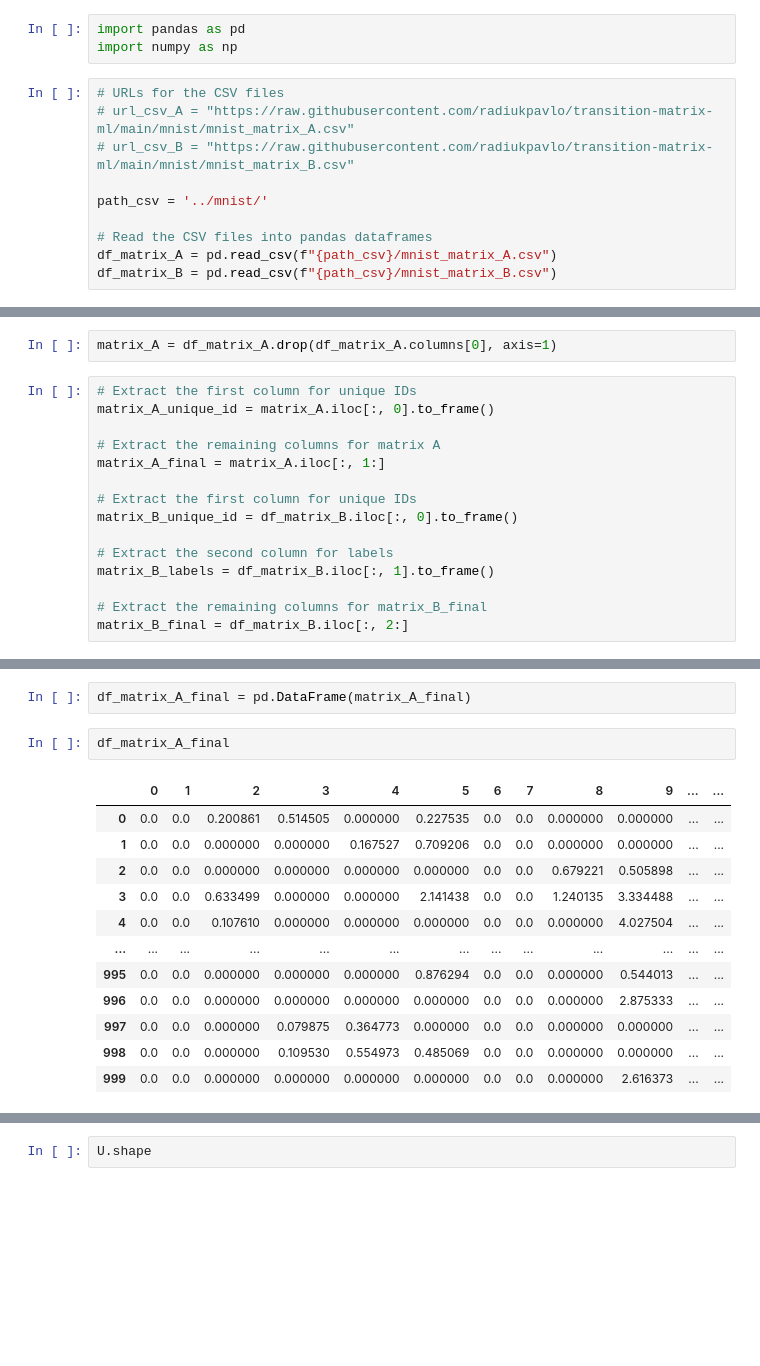
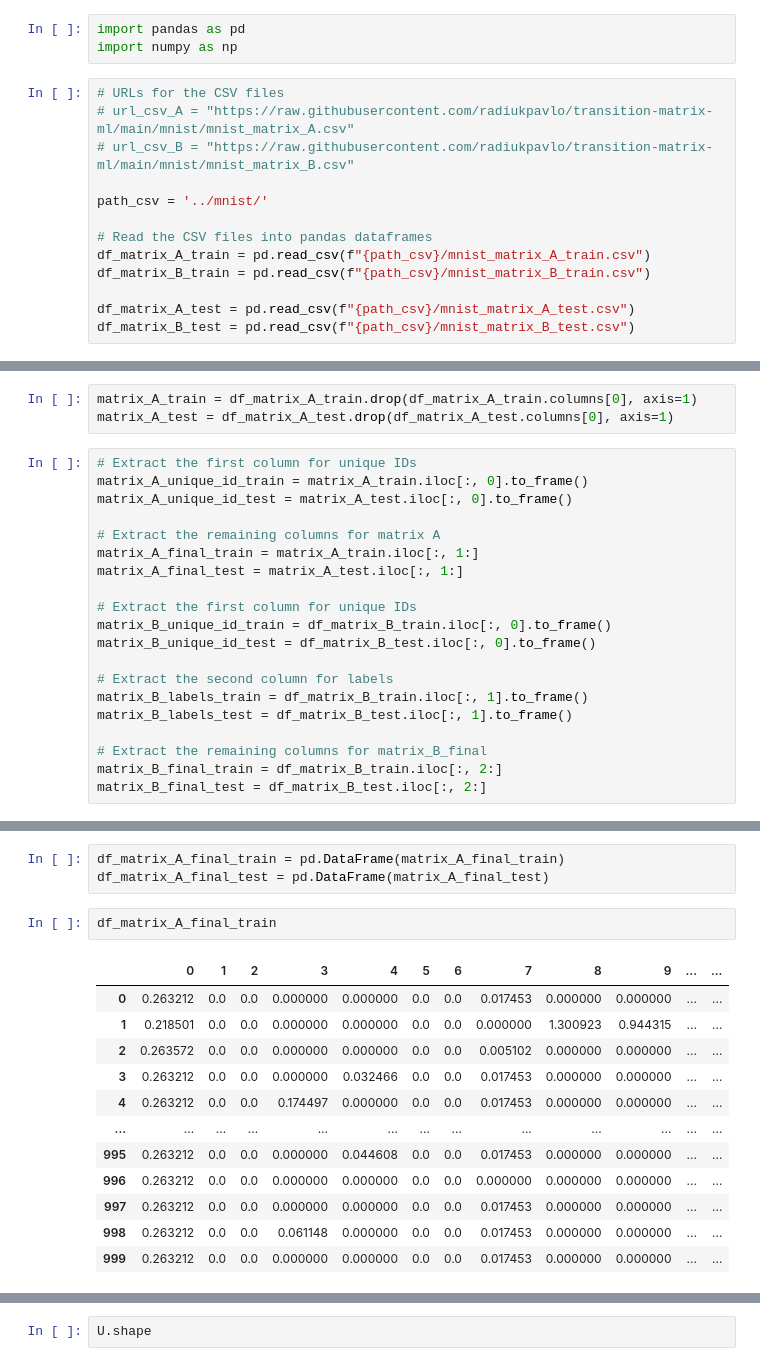
Before and after one commit to radiukpavlo/transition-matrix-ml, a Jupyter notebook: projects/mnist_transion-matrix-ml.ipynb, the cells around one changed output, grey strips where cells are left out. Cells and saved outputs as stored; diff of their text form; blank space fills up the shorter version.

```diff
--- a/projects/mnist_transion-matrix-ml.ipynb
+++ b/projects/mnist_transion-matrix-ml.ipynb
@@ -9,6 +9,9 @@ import numpy as np
 path_csv = '../mnist/'
 
 # Read the CSV files into pandas dataframes
-df_matrix_A = pd.read_csv(f"{path_csv}/mnist_matrix_A.csv")
-df_matrix_B = pd.read_csv(f"{path_csv}/mnist_matrix_B.csv")
+df_matrix_A_train = pd.read_csv(f"{path_csv}/mnist_matrix_A_train.csv")
+df_matrix_B_train = pd.read_csv(f"{path_csv}/mnist_matrix_B_train.csv")
+
+df_matrix_A_test = pd.read_csv(f"{path_csv}/mnist_matrix_A_test.csv")
+df_matrix_B_test = pd.read_csv(f"{path_csv}/mnist_matrix_B_test.csv")
 # %%
@@ -46,18 +51,24 @@ df_matrix_B
 # %%
-matrix_A = df_matrix_A.drop(df_matrix_A.columns[0], axis=1)
+matrix_A_train = df_matrix_A_train.drop(df_matrix_A_train.columns[0], axis=1)
+matrix_A_test = df_matrix_A_test.drop(df_matrix_A_test.columns[0], axis=1)
 # %%
 # Extract the first column for unique IDs
-matrix_A_unique_id = matrix_A.iloc[:, 0].to_frame()
+matrix_A_unique_id_train = matrix_A_train.iloc[:, 0].to_frame()
+matrix_A_unique_id_test = matrix_A_test.iloc[:, 0].to_frame()
 
 # Extract the remaining columns for matrix A
-matrix_A_final = matrix_A.iloc[:, 1:]
+matrix_A_final_train = matrix_A_train.iloc[:, 1:]
+matrix_A_final_test = matrix_A_test.iloc[:, 1:]
 
 # Extract the first column for unique IDs
-matrix_B_unique_id = df_matrix_B.iloc[:, 0].to_frame()
+matrix_B_unique_id_train = df_matrix_B_train.iloc[:, 0].to_frame()
+matrix_B_unique_id_test = df_matrix_B_test.iloc[:, 0].to_frame()
 
 # Extract the second column for labels
-matrix_B_labels = df_matrix_B.iloc[:, 1].to_frame()
+matrix_B_labels_train = df_matrix_B_train.iloc[:, 1].to_frame()
+matrix_B_labels_test = df_matrix_B_test.iloc[:, 1].to_frame()
 
 # Extract the remaining columns for matrix_B_final
-matrix_B_final = df_matrix_B.iloc[:, 2:]
+matrix_B_final_train = df_matrix_B_train.iloc[:, 2:]
+matrix_B_final_test = df_matrix_B_test.iloc[:, 2:]
 # %%
@@ -156,20 +167,21 @@ matrix_B_final
 #                   [0.9, -0.9, 0.85, -0.45, -3.1],
 #                   [0.8, -0.8, 0.9, -0.5, -3.2]]
 # %%
-df_matrix_A_final = pd.DataFrame(matrix_A_final)
+df_matrix_A_final_train = pd.DataFrame(matrix_A_final_train)
+df_matrix_A_final_test = pd.DataFrame(matrix_A_final_test)
 # %%
-df_matrix_A_final
+df_matrix_A_final_train
 # %% [output]
 |  | 0 | 1 | 2 | 3 | 4 | 5 | 6 | 7 | 8 | 9 | ... | ... |
-| 0 | 0.0 | 0.0 | 0.200861 | 0.514505 | 0.000000 | 0.227535 | 0.0 | 0.0 | 0.000000 | 0.000000 | ... | ... |
-| 1 | 0.0 | 0.0 | 0.000000 | 0.000000 | 0.167527 | 0.709206 | 0.0 | 0.0 | 0.000000 | 0.000000 | ... | ... |
-| 2 | 0.0 | 0.0 | 0.000000 | 0.000000 | 0.000000 | 0.000000 | 0.0 | 0.0 | 0.679221 | 0.505898 | ... | ... |
-| 3 | 0.0 | 0.0 | 0.633499 | 0.000000 | 0.000000 | 2.141438 | 0.0 | 0.0 | 1.240135 | 3.334488 | ... | ... |
-| 4 | 0.0 | 0.0 | 0.107610 | 0.000000 | 0.000000 | 0.000000 | 0.0 | 0.0 | 0.000000 | 4.027504 | ... | ... |
+| 0 | 0.263212 | 0.0 | 0.0 | 0.000000 | 0.000000 | 0.0 | 0.0 | 0.017453 | 0.000000 | 0.000000 | ... | ... |
+| 1 | 0.218501 | 0.0 | 0.0 | 0.000000 | 0.000000 | 0.0 | 0.0 | 0.000000 | 1.300923 | 0.944315 | ... | ... |
+| 2 | 0.263572 | 0.0 | 0.0 | 0.000000 | 0.000000 | 0.0 | 0.0 | 0.005102 | 0.000000 | 0.000000 | ... | ... |
+| 3 | 0.263212 | 0.0 | 0.0 | 0.000000 | 0.032466 | 0.0 | 0.0 | 0.017453 | 0.000000 | 0.000000 | ... | ... |
+| 4 | 0.263212 | 0.0 | 0.0 | 0.174497 | 0.000000 | 0.0 | 0.0 | 0.017453 | 0.000000 | 0.000000 | ... | ... |
 | ... | ... | ... | ... | ... | ... | ... | ... | ... | ... | ... | ... | ... |
-| 995 | 0.0 | 0.0 | 0.000000 | 0.000000 | 0.000000 | 0.876294 | 0.0 | 0.0 | 0.000000 | 0.544013 | ... | ... |
-| 996 | 0.0 | 0.0 | 0.000000 | 0.000000 | 0.000000 | 0.000000 | 0.0 | 0.0 | 0.000000 | 2.875333 | ... | ... |
-| 997 | 0.0 | 0.0 | 0.000000 | 0.079875 | 0.364773 | 0.000000 | 0.0 | 0.0 | 0.000000 | 0.000000 | ... | ... |
-| 998 | 0.0 | 0.0 | 0.000000 | 0.109530 | 0.554973 | 0.485069 | 0.0 | 0.0 | 0.000000 | 0.000000 | ... | ... |
-| 999 | 0.0 | 0.0 | 0.000000 | 0.000000 | 0.000000 | 0.000000 | 0.0 | 0.0 | 0.000000 | 2.616373 | ... | ... |
+| 995 | 0.263212 | 0.0 | 0.0 | 0.000000 | 0.044608 | 0.0 | 0.0 | 0.017453 | 0.000000 | 0.000000 | ... | ... |
+| 996 | 0.263212 | 0.0 | 0.0 | 0.000000 | 0.000000 | 0.0 | 0.0 | 0.000000 | 0.000000 | 0.000000 | ... | ... |
+| 997 | 0.263212 | 0.0 | 0.0 | 0.000000 | 0.000000 | 0.0 | 0.0 | 0.017453 | 0.000000 | 0.000000 | ... | ... |
+| 998 | 0.263212 | 0.0 | 0.0 | 0.061148 | 0.000000 | 0.0 | 0.0 | 0.017453 | 0.000000 | 0.000000 | ... | ... |
+| 999 | 0.263212 | 0.0 | 0.0 | 0.000000 | 0.000000 | 0.0 | 0.0 | 0.017453 | 0.000000 | 0.000000 | ... | ... |
 1000 rows × 490 columns
```
Also changed, not shown: parts of 30 cells of this notebook, 27 other files.
